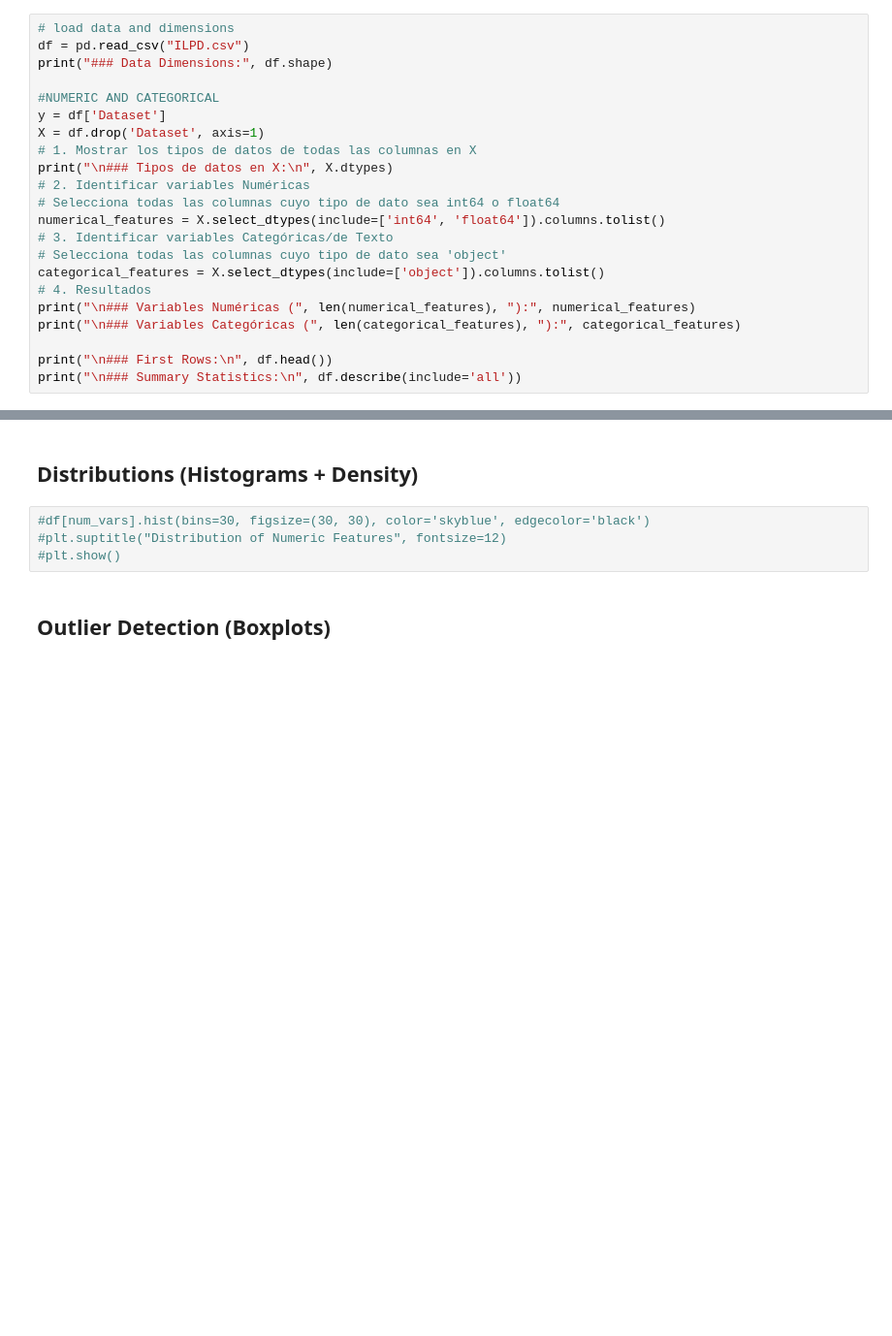
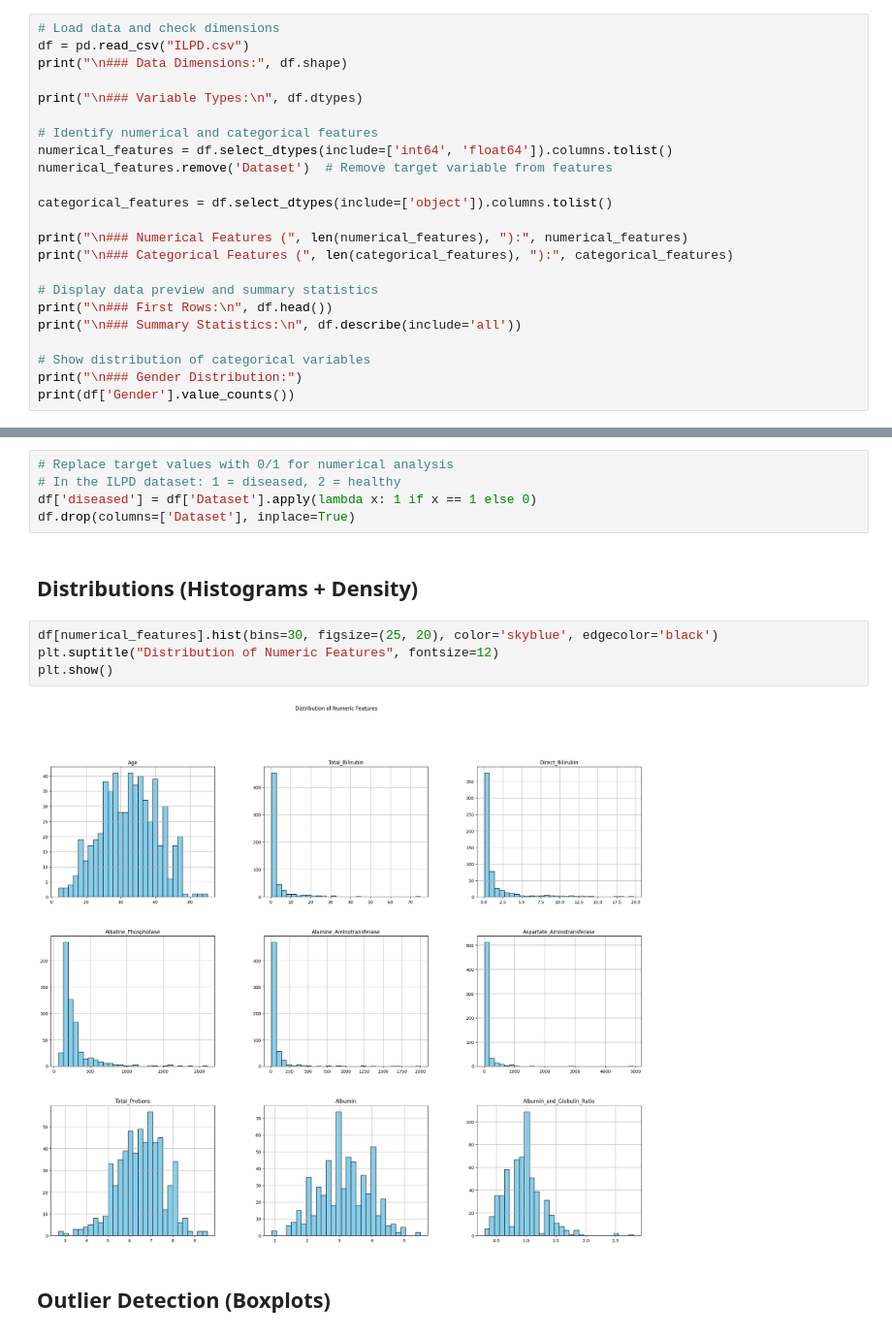
Before and after one commit to hamburguesasinmayonesa/Practica_1-MachineLearning, a Jupyter notebook: 3-código.ipynb, the cells around one changed output, grey strips where cells are left out. Shown at 97% size. Saved outputs shown, nothing was run; the diff lists cells and outputs as text; blank space fills up the shorter version.

```diff
--- a/3-código.ipynb
+++ b/3-código.ipynb
@@ -18,27 +28,28 @@ from sklearn.feature_selection import SelectKBest, f_classif
 # %% [markdown]
 ## Load dataset and structure
 # %%
-# load data and dimensions
+# Load data and check dimensions
 df = pd.read_csv("ILPD.csv")
-print("### Data Dimensions:", df.shape)
+print("\n### Data Dimensions:", df.shape)
 
-#NUMERIC AND CATEGORICAL
-y = df['Dataset']
-X = df.drop('Dataset', axis=1)
-# 1. Mostrar los tipos de datos de todas las columnas en X
-print("\n### Tipos de datos en X:\n", X.dtypes)
-# 2. Identificar variables Numéricas
-# Selecciona todas las columnas cuyo tipo de dato sea int64 o float64
-numerical_features = X.select_dtypes(include=['int64', 'float64']).columns.tolist()
-# 3. Identificar variables Categóricas/de Texto
-# Selecciona todas las columnas cuyo tipo de dato sea 'object'
-categorical_features = X.select_dtypes(include=['object']).columns.tolist()
-# 4. Resultados
-print("\n### Variables Numéricas (", len(numerical_features), "):", numerical_features)
-print("\n### Variables Categóricas (", len(categorical_features), "):", categorical_features)
+print("\n### Variable Types:\n", df.dtypes)
 
+# Identify numerical and categorical features
+numerical_features = df.select_dtypes(include=['int64', 'float64']).columns.tolist()
+numerical_features.remove('Dataset')  # Remove target variable from features
+
+categorical_features = df.select_dtypes(include=['object']).columns.tolist()
+
+print("\n### Numerical Features (", len(numerical_features), "):", numerical_features)
+print("\n### Categorical Features (", len(categorical_features), "):", categorical_features)
+
+# Display data preview and summary statistics
 print("\n### First Rows:\n", df.head())
 print("\n### Summary Statistics:\n", df.describe(include='all'))
+
+# Show distribution of categorical variables
+print("\n### Gender Distribution:")
+print(df['Gender'].value_counts())
 # %% [output]
 ### Data Dimensions: (583, 11)
 
@@ -96,12 +107,19 @@ Dataset
 2    167
 Name: count, dtype: int64
 [figure]
+# %%
+# Replace target values with 0/1 for numerical analysis
+# In the ILPD dataset: 1 = diseased, 2 = healthy
+df['diseased'] = df['Dataset'].apply(lambda x: 1 if x == 1 else 0)
+df.drop(columns=['Dataset'], inplace=True)
 # %% [markdown]
 ## Distributions (Histograms + Density)
 # %%
-#df[num_vars].hist(bins=30, figsize=(30, 30), color='skyblue', edgecolor='black')
-#plt.suptitle("Distribution of Numeric Features", fontsize=12)
-#plt.show()
+df[numerical_features].hist(bins=30, figsize=(25, 20), color='skyblue', edgecolor='black')
+plt.suptitle("Distribution of Numeric Features", fontsize=12)
+plt.show()
+# %% [output]
+[figure, added]
 # %% [markdown]
 ## Outlier Detection (Boxplots)
 # %%
```
Also changed, not shown: parts of 62 cells of this notebook.
